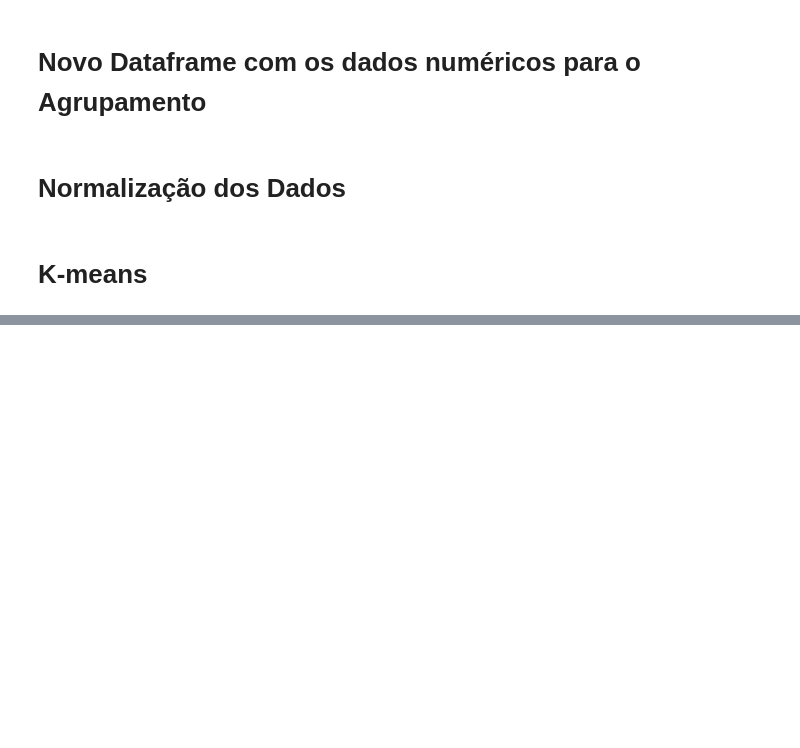
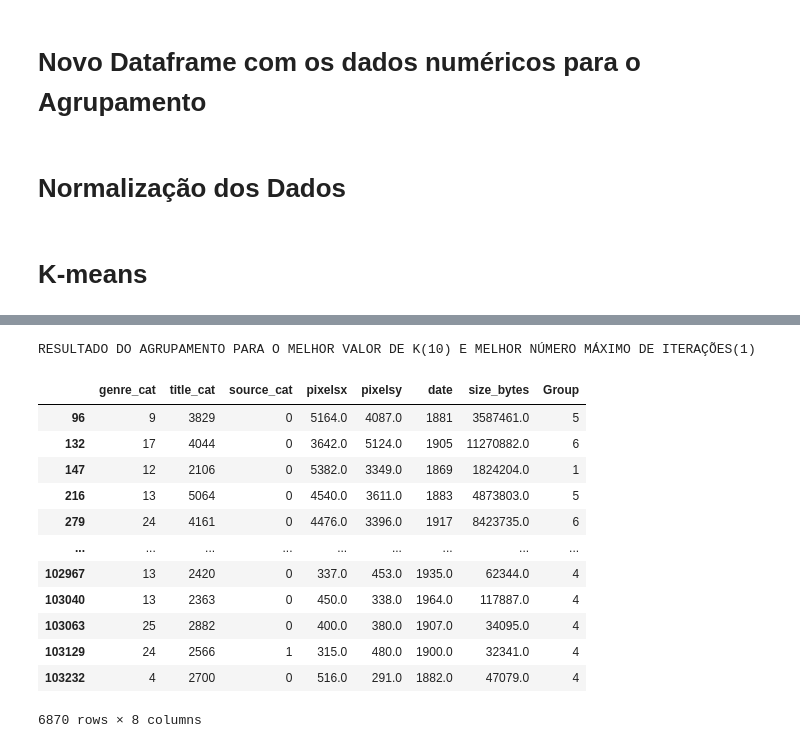
Before and after one commit to rebecabramos/ProjetoIA, a Jupyter notebook: ProjetoIA.ipynb, the cells around one changed output, grey strips where cells are left out. Saved outputs shown, nothing was run; the diff lists cells and outputs as text; code cells hidden in the pictures; blank space fills up the shorter version.

```diff
--- a/ProjetoIA.ipynb
+++ b/ProjetoIA.ipynb
@@ -466,0 +467,25 @@ K = 200
+# %%
+print('RESULTADO DO AGRUPAMENTO PARA O MELHOR VALOR DE K(10) E MELHOR NÚMERO MÁXIMO DE ITERAÇÕES(1)')
+
+kmeans_model = KMeans(n_clusters = 10, max_iter=1, random_state=0)
+kmeans_model.fit_predict(numeric_df)
+labels = kmeans_model.labels_
+resultado = numeric_df
+resultado['Group'] = labels
+
+resultado
+# %% [output]
+RESULTADO DO AGRUPAMENTO PARA O MELHOR VALOR DE K(10) E MELHOR NÚMERO MÁXIMO DE ITERAÇÕES(1)
+|  | genre_cat | title_cat | source_cat | pixelsx | pixelsy | date | size_bytes | Group |
+| 96 | 9 | 3829 | 0 | 5164.0 | 4087.0 | 1881 | 3587461.0 | 5 |
+| 132 | 17 | 4044 | 0 | 3642.0 | 5124.0 | 1905 | 11270882.0 | 6 |
+| 147 | 12 | 2106 | 0 | 5382.0 | 3349.0 | 1869 | 1824204.0 | 1 |
+| 216 | 13 | 5064 | 0 | 4540.0 | 3611.0 | 1883 | 4873803.0 | 5 |
+| 279 | 24 | 4161 | 0 | 4476.0 | 3396.0 | 1917 | 8423735.0 | 6 |
+| ... | ... | ... | ... | ... | ... | ... | ... | ... |
+| 102967 | 13 | 2420 | 0 | 337.0 | 453.0 | 1935.0 | 62344.0 | 4 |
+| 103040 | 13 | 2363 | 0 | 450.0 | 338.0 | 1964.0 | 117887.0 | 4 |
+| 103063 | 25 | 2882 | 0 | 400.0 | 380.0 | 1907.0 | 34095.0 | 4 |
+| 103129 | 24 | 2566 | 1 | 315.0 | 480.0 | 1900.0 | 32341.0 | 4 |
+| 103232 | 4 | 2700 | 0 | 516.0 | 291.0 | 1882.0 | 47079.0 | 4 |
+6870 rows × 8 columns
```
Also changed, not shown: parts of 2 cells of this notebook.
